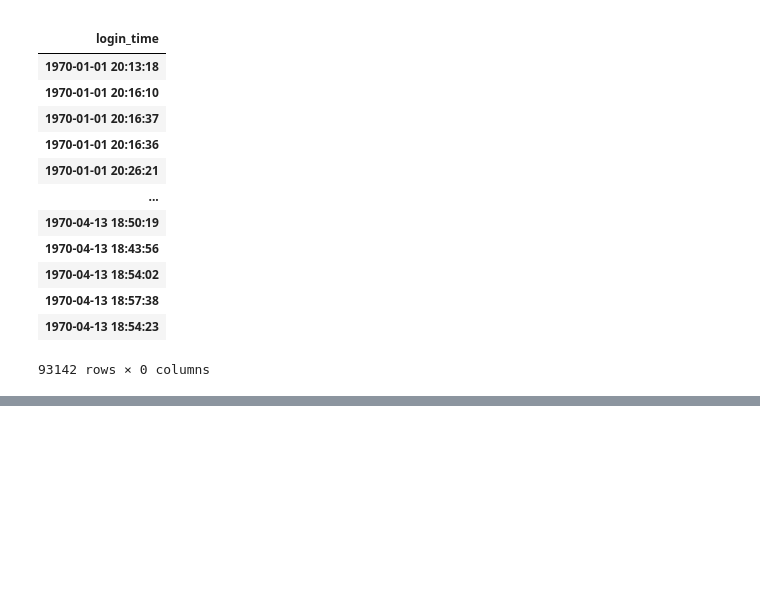
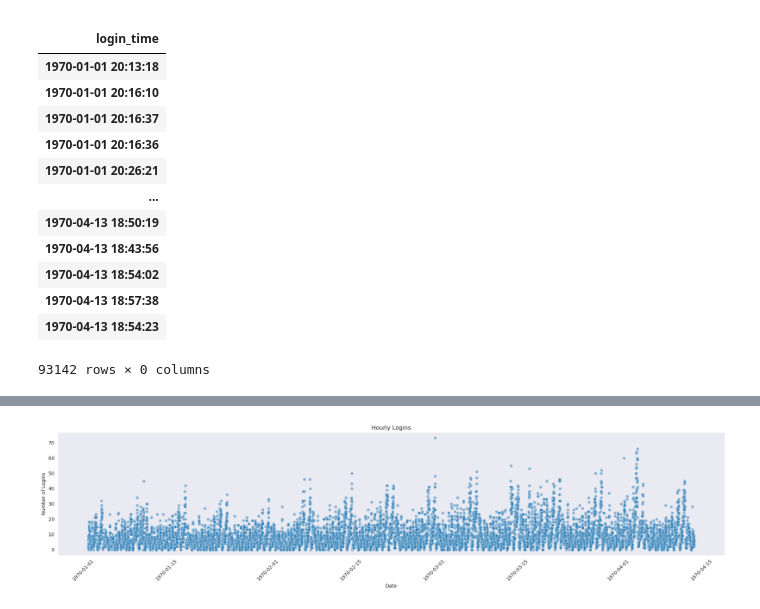
Before and after one commit to ds-edu/ds-eda-ultimate-tech, a Jupyter notebook: logins.ipynb, the cells around one changed output, grey strips where cells are left out. Drawn from its saved outputs; the diff is of its cells as text; code cells hidden in the pictures; blank space fills up the shorter version.

```diff
--- a/logins.ipynb
+++ b/logins.ipynb
@@ -21,0 +70,18 @@ df
+# %%
+# Quarter hourly logins
+
+logins_quarterhourly = df.resample('15min').count()
+
+
+# Plot the hourly counts
+
+plt.figure(figsize=(20, 5))
+sns.scatterplot(x=logins_quarterhourly.index, y=logins_quarterhourly['logged'], marker='o', alpha=0.5)
+plt.title('Hourly Logins')
+plt.xlabel('Date')
+plt.ylabel('Number of Logins')
+plt.xticks(rotation=45)
+plt.tight_layout()
+plt.show()
+# %% [output]
+[figure, added]
```
Also changed, not shown: parts of 18 cells of this notebook.
